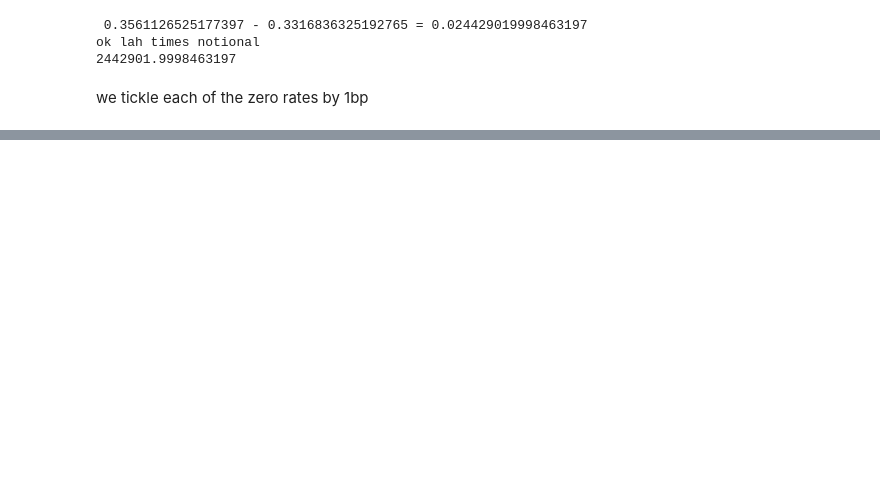
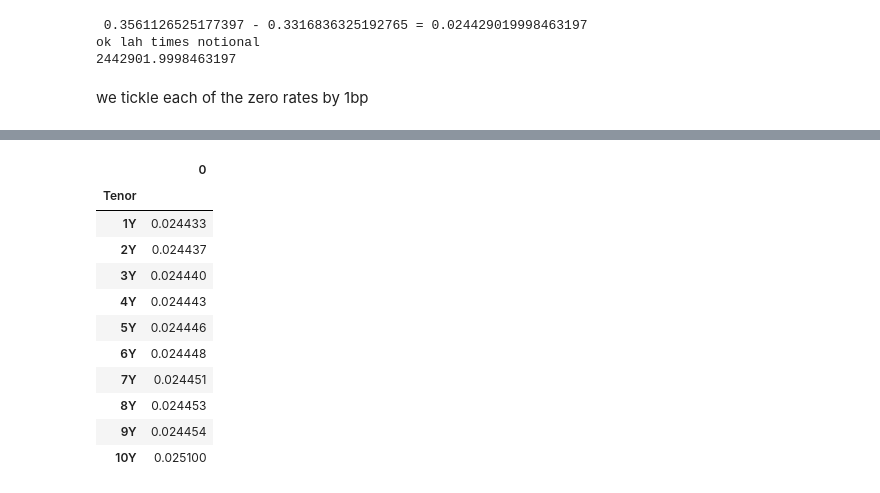
Before and after one commit to kilowiski/risk-analysis-mirror, a Jupyter notebook: var.ipynb, the cells around one changed output, grey strips where cells are left out. Saved outputs shown, nothing was run; the diff lists cells and outputs as text; code cells hidden in the pictures; blank space fills up the shorter version.

```diff
--- a/var.ipynb
+++ b/var.ipynb
@@ -315,0 +264,16 @@ relevant_pv01
+# %%
+df_tickled = pd.DataFrame(tickled_pv,index=start_df_tickled.index)
+df_tickled
+# %% [output]
+|  | 0 |
+| Tenor |  |
+| 1Y | 0.024433 |
+| 2Y | 0.024437 |
+| 3Y | 0.024440 |
+| 4Y | 0.024443 |
+| 5Y | 0.024446 |
+| 6Y | 0.024448 |
+| 7Y | 0.024451 |
+| 8Y | 0.024453 |
+| 9Y | 0.024454 |
+| 10Y | 0.025100 |
```
Also changed, not shown: parts of 16 cells of this notebook.
